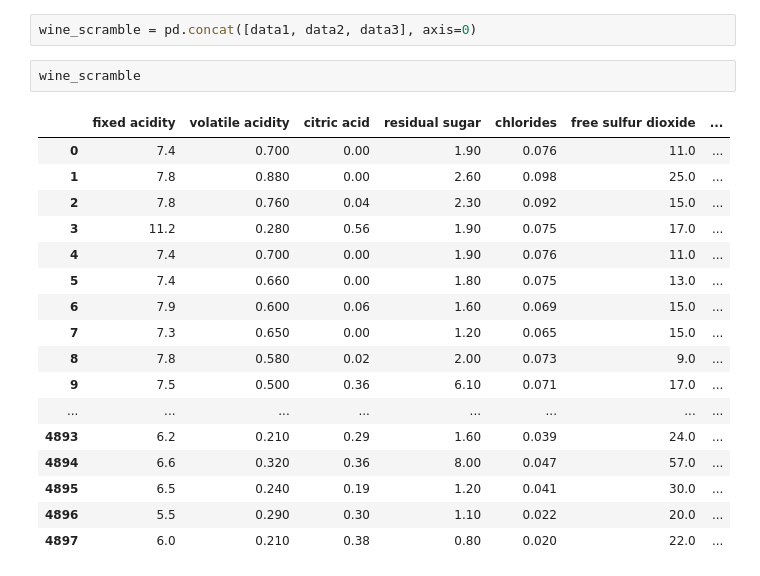
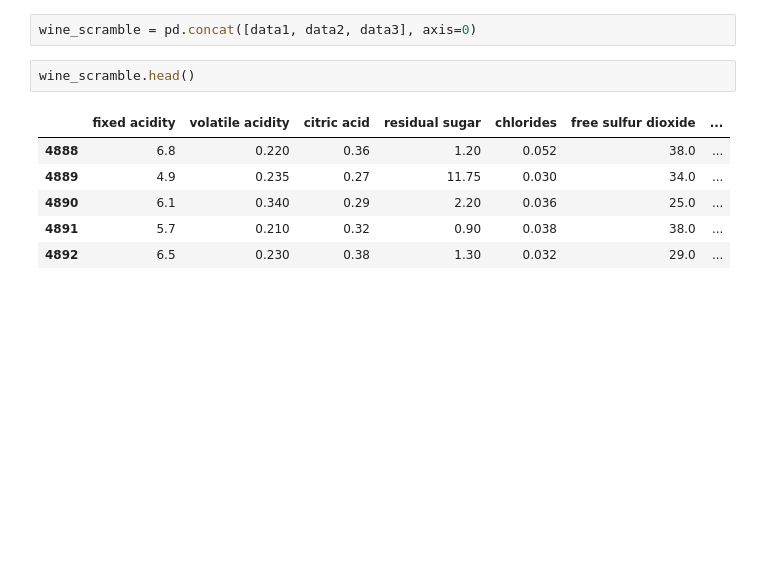
Before and after one commit to diego19508/python-ml-course, a Jupyter notebook: Course/T2 - 4 - Data Cleaning - Concatenación de datos.ipynb, the cells around one changed output. Cells and saved outputs as stored; diff of their text form; blank space fills up the shorter version.

```diff
--- a/Course/T2 - 4 - Data Cleaning - Concatenación de datos.ipynb
+++ b/Course/T2 - 4 - Data Cleaning - Concatenación de datos.ipynb
@@ -75,24 +75,13 @@ data3 = wine_data.tail(10)
 # %%
 wine_scramble = pd.concat([data1, data2, data3], axis=0)
 # %%
-wine_scramble
+wine_scramble.head()
 # %% [output]
 |  | fixed acidity | volatile acidity | citric acid | residual sugar | chlorides | free sulfur dioxide | ... |
-| 0 | 7.4 | 0.700 | 0.00 | 1.90 | 0.076 | 11.0 | ... |
-| 1 | 7.8 | 0.880 | 0.00 | 2.60 | 0.098 | 25.0 | ... |
-| 2 | 7.8 | 0.760 | 0.04 | 2.30 | 0.092 | 15.0 | ... |
-| 3 | 11.2 | 0.280 | 0.56 | 1.90 | 0.075 | 17.0 | ... |
-| 4 | 7.4 | 0.700 | 0.00 | 1.90 | 0.076 | 11.0 | ... |
-| 5 | 7.4 | 0.660 | 0.00 | 1.80 | 0.075 | 13.0 | ... |
-| 6 | 7.9 | 0.600 | 0.06 | 1.60 | 0.069 | 15.0 | ... |
-| 7 | 7.3 | 0.650 | 0.00 | 1.20 | 0.065 | 15.0 | ... |
-| 8 | 7.8 | 0.580 | 0.02 | 2.00 | 0.073 | 9.0 | ... |
-| 9 | 7.5 | 0.500 | 0.36 | 6.10 | 0.071 | 17.0 | ... |
-| ... | ... | ... | ... | ... | ... | ... | ... |
-| 4893 | 6.2 | 0.210 | 0.29 | 1.60 | 0.039 | 24.0 | ... |
-| 4894 | 6.6 | 0.320 | 0.36 | 8.00 | 0.047 | 57.0 | ... |
-| 4895 | 6.5 | 0.240 | 0.19 | 1.20 | 0.041 | 30.0 | ... |
-| 4896 | 5.5 | 0.290 | 0.30 | 1.10 | 0.022 | 20.0 | ... |
-| 4897 | 6.0 | 0.210 | 0.38 | 0.80 | 0.020 | 22.0 | ... |
+| 4888 | 6.8 | 0.220 | 0.36 | 1.20 | 0.052 | 38.0 | ... |
+| 4889 | 4.9 | 0.235 | 0.27 | 11.75 | 0.030 | 34.0 | ... |
+| 4890 | 6.1 | 0.340 | 0.29 | 2.20 | 0.036 | 25.0 | ... |
+| 4891 | 5.7 | 0.210 | 0.32 | 0.90 | 0.038 | 38.0 | ... |
+| 4892 | 6.5 | 0.230 | 0.38 | 1.30 | 0.032 | 29.0 | ... |
 # %%
 wine_scramble = pd.concat([data3, data2, data1], axis=0)
```
Also changed, not shown: parts of 13 cells of this notebook.
